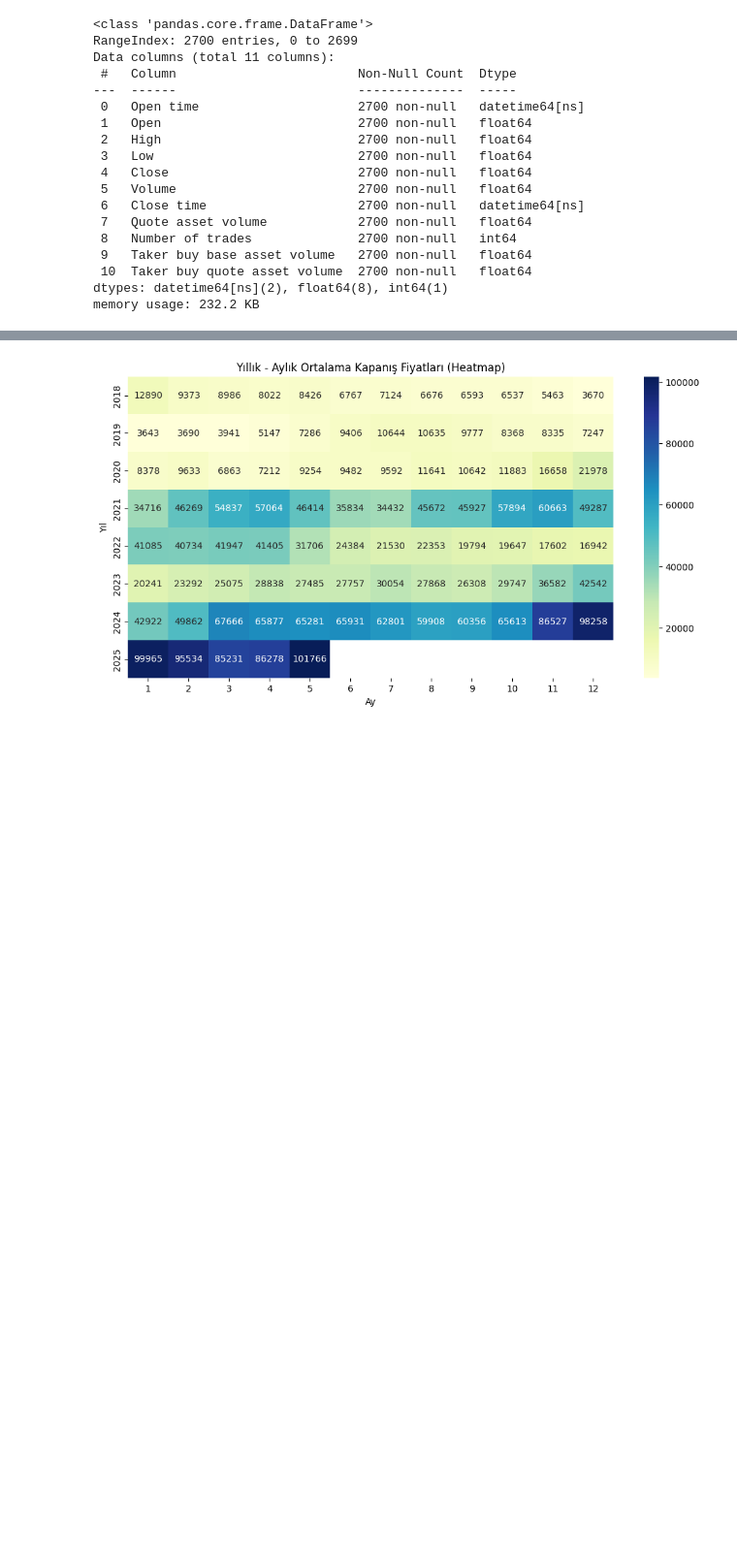
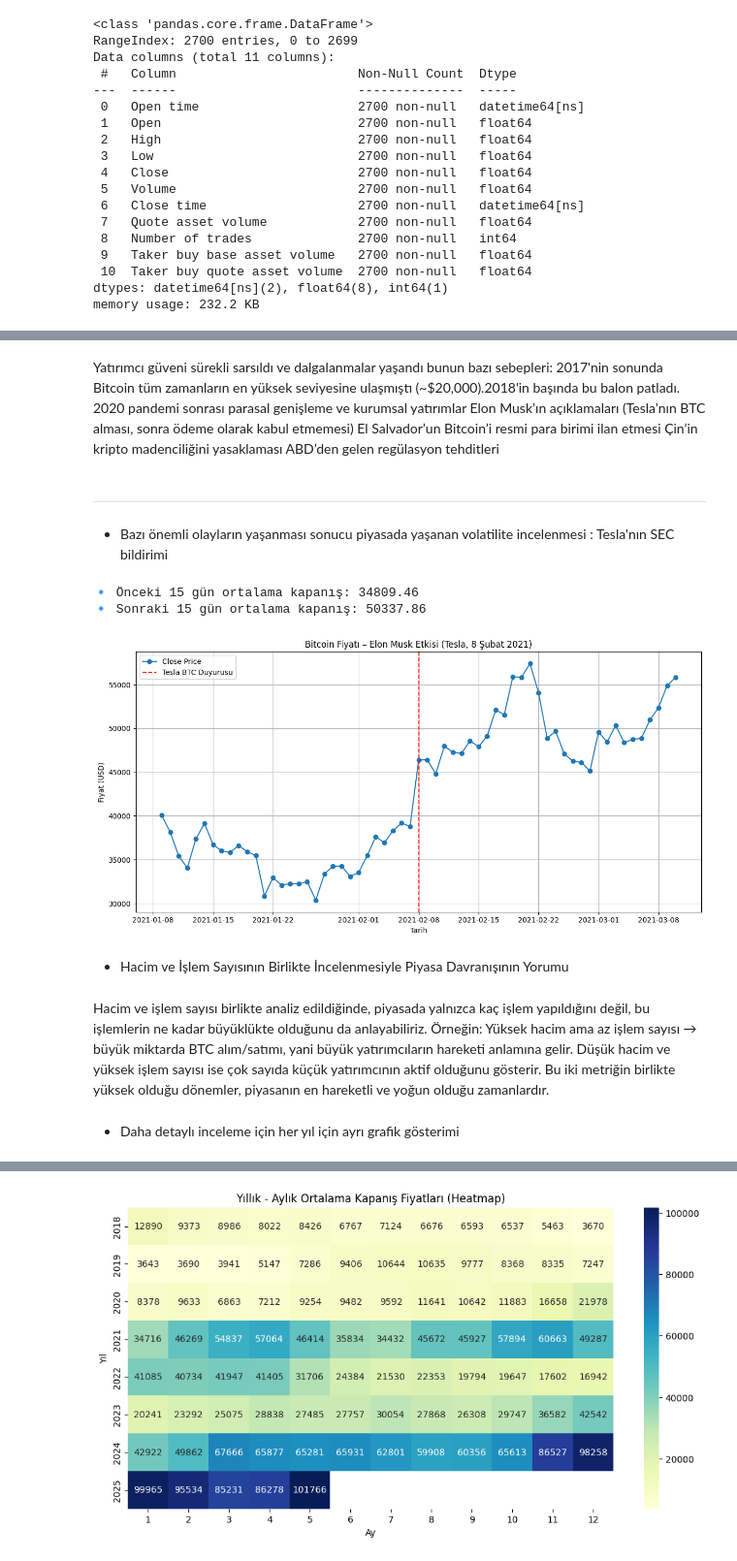
Before and after one commit to Nursenau/sisterslab_final_project, a Jupyter notebook: bitcoin.ipynb, the cells around one changed output, grey strips where cells are left out. Shown at 97% size. Drawn from its saved outputs; the diff is of its cells as text; code cells hidden in the pictures; blank space fills up the shorter version.

```diff
--- a/bitcoin.ipynb
+++ b/bitcoin.ipynb
@@ -72,9 +115,6 @@ df.head()
 | 3 | 2018-01-04 | 14919.51 | 15280.00 | 13918.04 | 15059.54 | 21329.649574 | 2018-01-04 23:59:59.999 | 3.127816e+08 | ... |
 | 4 | 2018-01-05 | 15059.56 | 17176.24 | 14600.00 | 16960.39 | 23251.491125 | 2018-01-05 23:59:59.999 | 3.693220e+08 | ... |
 # %%
-import pandas as pd
-
-df = pd.read_csv("data/btc_1d_data_2018_to_2025.csv")
 df.tail()
 # %% [output]
 |  | Open time | Open | High | Low | Close | Volume | Close time | Quote asset volume | ... |
@@ -258,0 +293,53 @@ plt.show()
+# %% [markdown]
+Yatırımcı güveni sürekli sarsıldı ve dalgalanmalar yaşandı bunun bazı sebepleri: 2017'nin sonunda Bitcoin tüm zamanların en yüksek seviyesine ulaşmıştı (~$20,000).2018'in başında bu balon patladı.
+2020 pandemi sonrası parasal genişleme ve kurumsal yatırımlar
+Elon Musk’ın açıklamaları (Tesla’nın BTC alması, sonra ödeme olarak kabul etmemesi)
+El Salvador’un Bitcoin’i resmi para birimi ilan etmesi
+Çin’in kripto madenciliğini yasaklaması
+ABD’den gelen regülasyon tehditleri
+# %% [markdown]
+-------------------------------------------------------------------------------------------------------------------------------------
+# %% [markdown]
+* Bazı önemli olayların yaşanması sonucu piyasada yaşanan volatilite incelenmesi : Tesla'nın SEC bildirimi
+# %%
+import pandas as pd
+import matplotlib.pyplot as plt
+
+# Olay tarihi
+event_date = pd.to_datetime('2021-02-08')
+
+# Olaydan 15 gün önce ve sonra
+before = df[(df['Open time'] >= event_date - pd.Timedelta(days=15)) &
+            (df['Open time'] < event_date)]
+after = df[(df['Open time'] > event_date) &
+           (df['Open time'] <= event_date + pd.Timedelta(days=15))]
+
+# Ortalama kapanış fiyatı
+print("🔹 Önceki 15 gün ortalama kapanış:", round(before['Close'].mean(), 2))
+print("🔹 Sonraki 15 gün ortalama kapanış:", round(after['Close'].mean(), 2))
+# %% [output]
+🔹 Önceki 15 gün ortalama kapanış: 34809.46
+🔹 Sonraki 15 gün ortalama kapanış: 50337.86
+# %%
+subset = df[(df['Open time'] >= event_date - pd.Timedelta(days=30)) &
+            (df['Open time'] <= event_date + pd.Timedelta(days=30))]
+
+plt.figure(figsize=(12,6))
+plt.plot(subset['Open time'], subset['Close'], marker='o', label='Close Price')
+plt.axvline(event_date, color='red', linestyle='--', label='Tesla BTC Duyurusu')
+plt.title('Bitcoin Fiyatı – Elon Musk Etkisi (Tesla, 8 Şubat 2021)')
+plt.xlabel('Tarih')
+plt.ylabel('Fiyat (USD)')
+plt.legend()
+plt.grid()
+plt.tight_layout()
+plt.show()
+# %% [output]
+[figure, added]
+# %% [markdown]
+* Hacim ve İşlem Sayısının Birlikte İncelenmesiyle Piyasa Davranışının Yorumu
+# %% [markdown]
+Hacim ve işlem sayısı birlikte analiz edildiğinde, piyasada yalnızca kaç işlem yapıldığını değil, bu işlemlerin ne kadar büyüklükte olduğunu da anlayabiliriz.
+Örneğin: Yüksek hacim ama az işlem sayısı → büyük miktarda BTC alım/satımı, yani büyük yatırımcıların hareketi anlamına gelir.
+Düşük hacim ve yüksek işlem sayısı ise çok sayıda küçük yatırımcının aktif olduğunu gösterir.
+Bu iki metriğin birlikte yüksek olduğu dönemler, piyasanın en hareketli ve yoğun olduğu zamanlardır.
@@ -258,0 +386,2 @@ plt.show()
+# %% [markdown]
+* Daha detaylı inceleme için her yıl için ayrı grafik gösterimi
```
Also changed, not shown: parts of 81 cells of this notebook.
